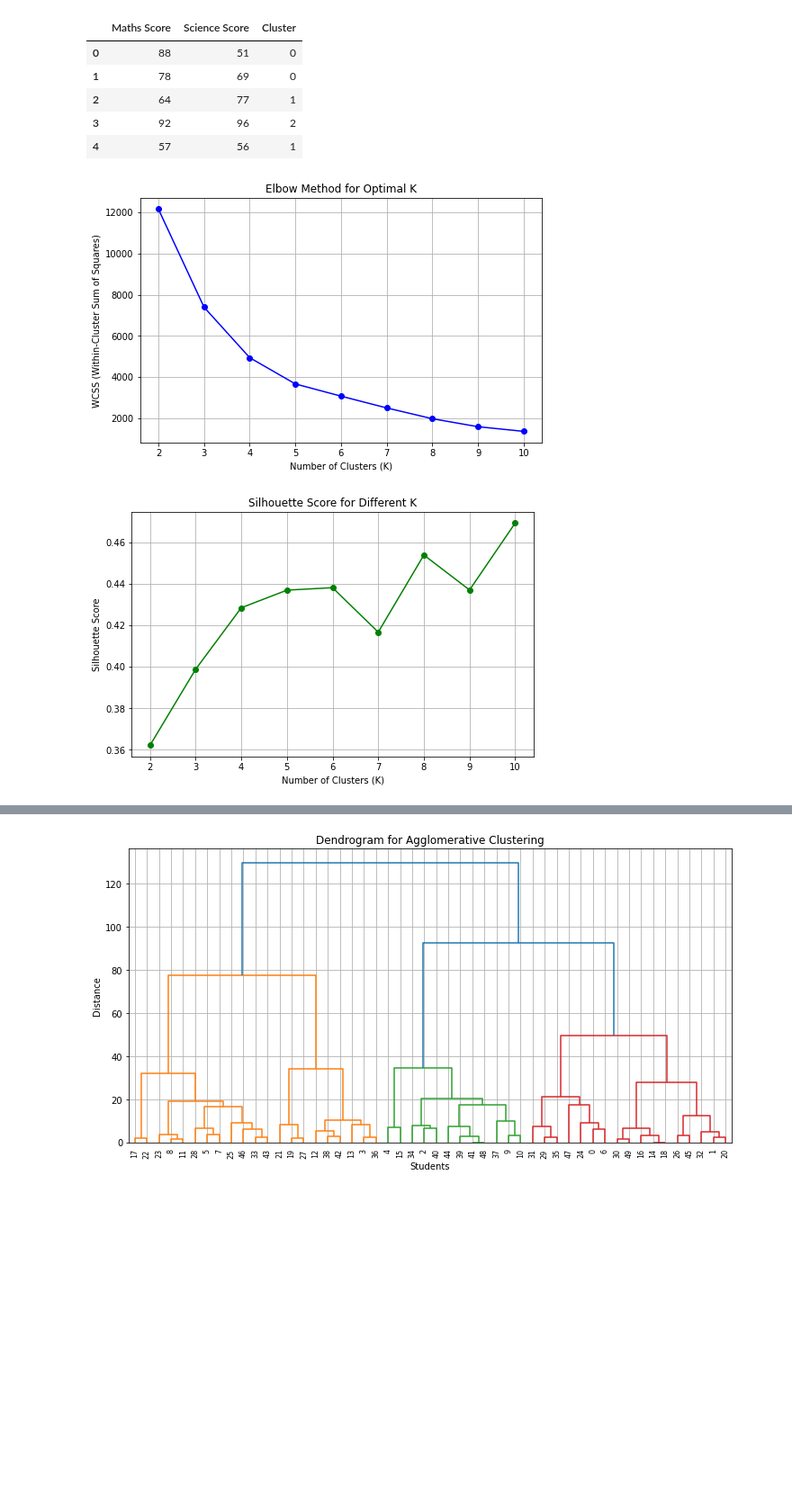
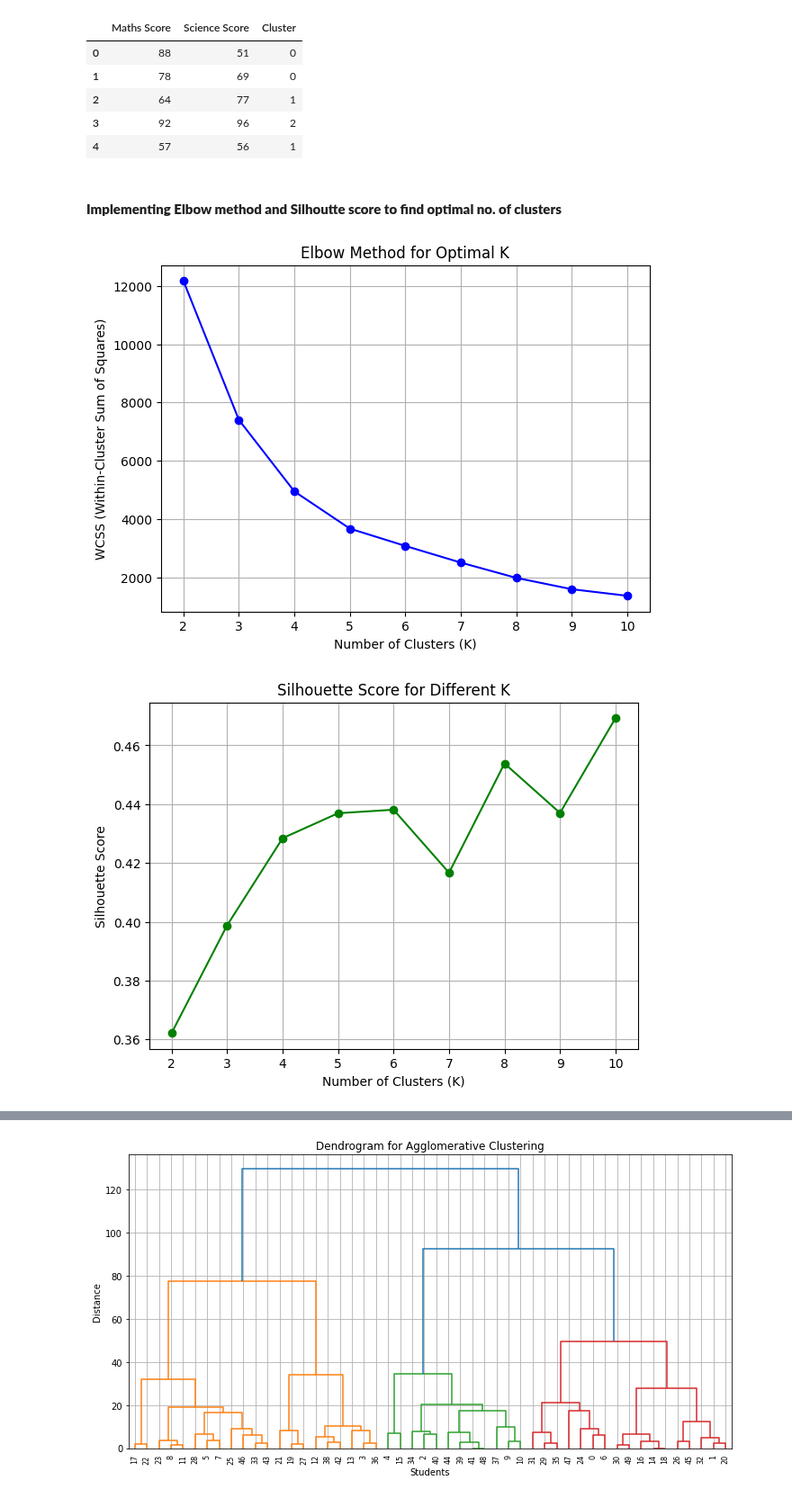
Before and after one commit to aninditadash/Introduction_to_machine_learning, a Jupyter notebook: unsupervised_learning/Examples/Random_data_clustering_analysis.ipynb, the cells around one changed output, grey strips where cells are left out. Shown at 90% size. Saved outputs shown, nothing was run; the diff lists cells and outputs as text; code cells hidden in the pictures; blank space fills up the shorter version.

Commit message:
Updated kmeans clustering example file

```diff
--- a/unsupervised_learning/Examples/Random_data_clustering_analysis.ipynb
+++ b/unsupervised_learning/Examples/Random_data_clustering_analysis.ipynb
@@ -75,41 +76,41 @@ student_scores_df.head()
 | 2 | 64 | 77 | 1 |
 | 3 | 92 | 96 | 2 |
 | 4 | 57 | 56 | 1 |
+# %% [markdown]
+#### __Implementing Elbow method and Silhoutte score to find optimal no. of clusters__
 # %%
-from sklearn.metrics import silhouette_score
-
 # Compute WCSS for different values of K (1 to 10)
 wcss = []
 silhouette_scores = []
 K_range = range(2, 11)  # K must be at least 2 for silhouette score
 
 for k in K_range:
     kmeans = KMeans(n_clusters=k, random_state=42, n_init=10)
     kmeans.fit(student_scores)
     wcss.append(kmeans.inertia_)  # Inertia is the WCSS
 
     # Compute silhouette score
     sil_score = silhouette_score(student_scores, kmeans.labels_)
     silhouette_scores.append(sil_score)
 
 # Plot Elbow Method (WCSS vs K)
-plt.figure(figsize=(8, 5))
+plt.figure(figsize=(7, 5))
 plt.plot(K_range, wcss, marker='o', linestyle='-', color='b')
 plt.xlabel('Number of Clusters (K)')
 plt.ylabel('WCSS (Within-Cluster Sum of Squares)')
 plt.title('Elbow Method for Optimal K')
 plt.grid(True)
 plt.show()
 
 # Plot Silhouette Score vs K
-plt.figure(figsize=(8, 5))
+plt.figure(figsize=(7, 5))
 plt.plot(K_range, silhouette_scores, marker='o', linestyle='-', color='g')
 plt.xlabel('Number of Clusters (K)')
 plt.ylabel('Silhouette Score')
 plt.title('Silhouette Score for Different K')
 plt.grid(True)
 plt.show()
 # %% [output]
-[figure, old version]
+[figure, new version]
-[figure, old version]
+[figure, new version]
 # %% [markdown]
```
Also changed, not shown: parts of 5 cells of this notebook.
